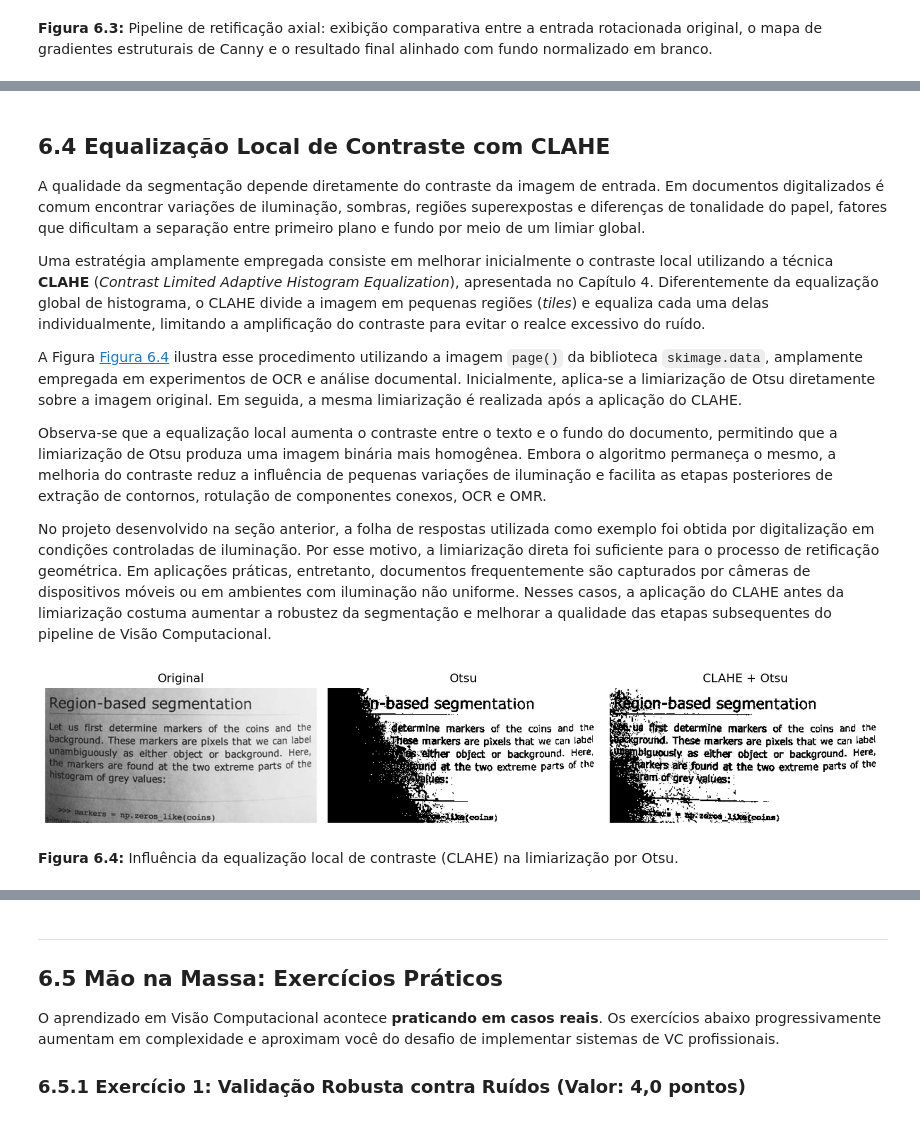
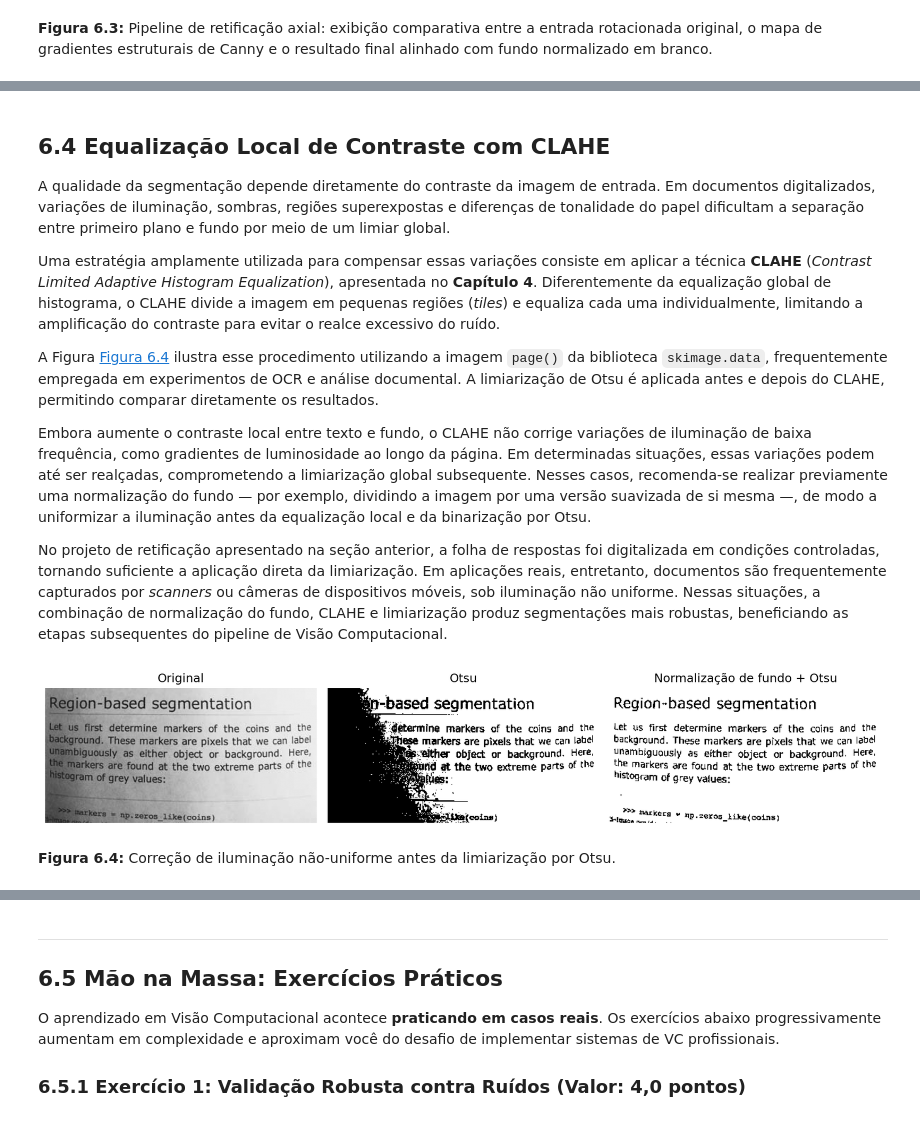
Before and after one commit to juanocv/pdi-vc, a Jupyter notebook: notebooks_alunos/cap06/cap06_aluno.ipynb, the cells around one changed output, grey strips where cells are left out. Saved outputs shown, nothing was run; the diff lists cells and outputs as text; code cells hidden in the pictures.

Commit message:
publish: 2026-06-26 15:38 (langs: py, locales: pt)

```diff
--- a/notebooks_alunos/cap06/cap06_aluno.ipynb
+++ b/notebooks_alunos/cap06/cap06_aluno.ipynb
@@ -340,33 +337,37 @@ Por esse motivo, embora a estratégia baseada na Transformada de Hough seja ampl
 # %% [markdown]
 ## 6.4 Equalização Local de Contraste com CLAHE
 
-A qualidade da segmentação depende diretamente do contraste da imagem de entrada. Em documentos digitalizados é comum encontrar variações de iluminação, sombras, regiões superexpostas e diferenças de tonalidade do papel, fatores que dificultam a separação entre primeiro plano e fundo por meio de um limiar global.
+A qualidade da segmentação depende diretamente do contraste da imagem de entrada. Em documentos digitalizados, variações de iluminação, sombras, regiões superexpostas e diferenças de tonalidade do papel dificultam a separação entre primeiro plano e fundo por meio de um limiar global.
 
-Uma estratégia amplamente empregada consiste em melhorar inicialmente o contraste local utilizando a técnica **CLAHE** (*Contrast Limited Adaptive Histogram Equalization*), apresentada no Capítulo 4. Diferentemente da equalização global de histograma, o CLAHE divide a imagem em pequenas regiões (*tiles*) e equaliza cada uma delas individualmente, limitando a amplificação do contraste para evitar o realce excessivo do ruído.
+Uma estratégia amplamente utilizada para compensar essas variações consiste em aplicar a técnica **CLAHE** (*Contrast Limited Adaptive Histogram Equalization*), apresentada no **Capítulo 4**. Diferentemente da equalização global de histograma, o CLAHE divide a imagem em pequenas regiões (*tiles*) e equaliza cada uma individualmente, limitando a amplificação do contraste para evitar o realce excessivo do ruído.
 
-A Figura [Figura 6.4](#fig-06-clahe-page) ilustra esse procedimento utilizando a imagem `page()` da biblioteca `skimage.data`, amplamente empregada em experimentos de OCR e análise documental. Inicialmente, aplica-se a limiarização de Otsu diretamente sobre a imagem original. Em seguida, a mesma limiarização é realizada após a aplicação do CLAHE.
+A Figura [Figura 6.4](#fig-06-clahe-page) ilustra esse procedimento utilizando a imagem `page()` da biblioteca `skimage.data`, frequentemente empregada em experimentos de OCR e análise documental. A limiarização de Otsu é aplicada antes e depois do CLAHE, permitindo comparar diretamente os resultados.
 
-Observa-se que a equalização local aumenta o contraste entre o texto e o fundo do documento, permitindo que a limiarização de Otsu produza uma imagem binária mais homogênea. Embora o algoritmo permaneça o mesmo, a melhoria do contraste reduz a influência de pequenas variações de iluminação e facilita as etapas posteriores de extração de contornos, rotulação de componentes conexos, OCR e OMR.
+Embora aumente o contraste local entre texto e fundo, o CLAHE não corrige variações de iluminação de baixa frequência, como gradientes de luminosidade ao longo da página. Em determinadas situações, essas variações podem até ser realçadas, comprometendo a limiarização global subsequente. Nesses casos, recomenda-se realizar previamente uma normalização do fundo — por exemplo, dividindo a imagem por uma versão suavizada de si mesma —, de modo a uniformizar a iluminação antes da equalização local e da binarização por Otsu.
 
-No projeto desenvolvido na seção anterior, a folha de respostas utilizada como exemplo foi obtida por digitalização em condições controladas de iluminação. Por esse motivo, a limiarização direta foi suficiente para o processo de retificação geométrica. Em aplicações práticas, entretanto, documentos frequentemente são capturados por câmeras de dispositivos móveis ou em ambientes com iluminação não uniforme. Nesses casos, a aplicação do CLAHE antes da limiarização costuma aumentar a robustez da segmentação e melhorar a qualidade das etapas subsequentes do pipeline de Visão Computacional.
+No projeto de retificação apresentado na seção anterior, a folha de respostas foi digitalizada em condições controladas, tornando suficiente a aplicação direta da limiarização. Em aplicações reais, entretanto, documentos são frequentemente capturados por *scanners* ou câmeras de dispositivos móveis, sob iluminação não uniforme. Nessas situações, a combinação de normalização do fundo, CLAHE e limiarização produz segmentações mais robustas, beneficiando as etapas subsequentes do pipeline de Visão Computacional.
 # %%
 import cv2
 from skimage import data
 from morph import mm
 
-img = data.page() # ou
-# img = mm.gray(img_final) # com image da folha de prova
+img = data.page()  # ou
+# img = mm.gray(img_final)  # com imagem da folha de prova
+
 img_otsu = mm.threshold(img)
 
-img_clahe = cv2.createCLAHE(2.0, (8,8)).apply(img)
-img_clahe_otsu = mm.threshold(img_clahe)
+# Normalização de fundo: divide a imagem pelo seu próprio "borrão" (fundo estimado)
+# sigma maior = remove variações de iluminação mais largas (sombra, gradiente de luz)
+bg = cv2.GaussianBlur(img, (0, 0), sigmaX=25)
+img_norm = cv2.divide(img, bg, scale=255)
+img_norm_otsu = mm.threshold(img_norm)
 
 mm.show(
-    [img, img_otsu, img_clahe_otsu],
-    titles=["Original", "Otsu", "CLAHE + Otsu"],
+    [img, img_otsu, img_norm_otsu],
+    titles=["Original", "Otsu", "Normalização de fundo + Otsu"],
     cols=3,
-    figsize=(12,4)
+    figsize=(12, 4)
 )
 # %% [output]
-[figure, old version]
+[figure, new version]
-**Figura 6.4:** Influência da equalização local de contraste (CLAHE) na limiarização por Otsu.
+**Figura 6.4:** Correção de iluminação não-uniforme antes da limiarização por Otsu.
```
Also changed, not shown: parts of 12 cells of this notebook, 43 other files.
